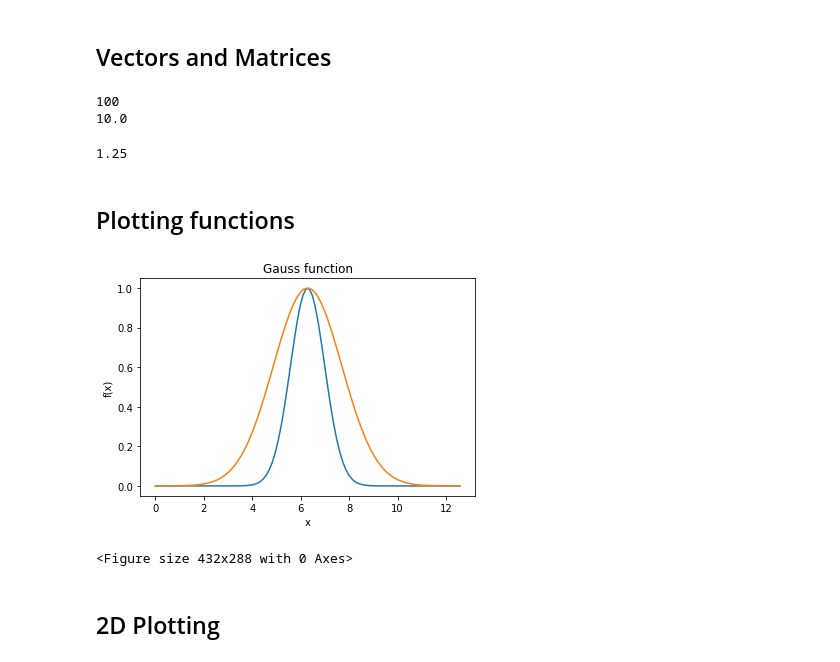
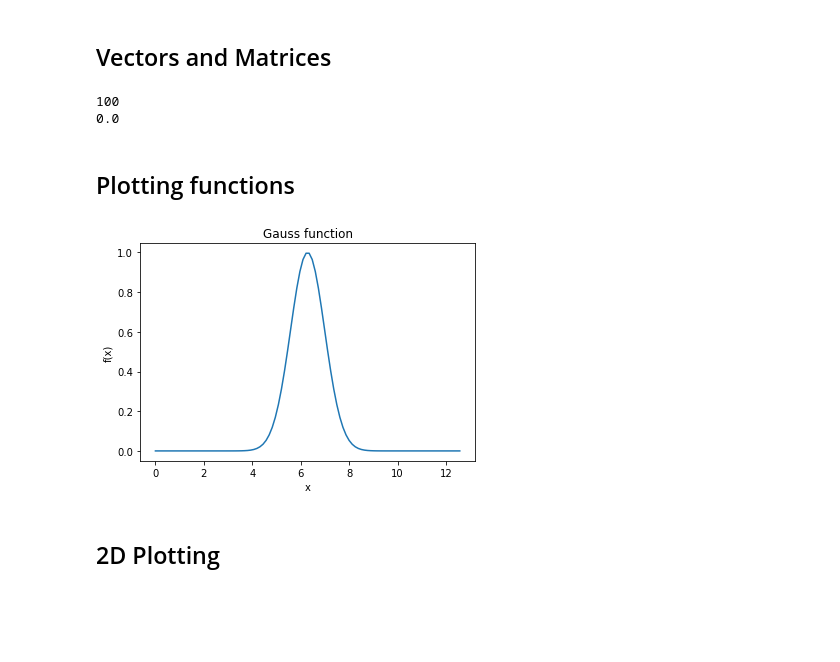
Before and after one commit to heinerigel/Jupyter-Notebook-for-Lectures, a Jupyter notebook: Notebooks/Seismology/MyFirstNotebook.ipynb, the cells around one changed output. Saved outputs shown, nothing was run; the diff lists cells and outputs as text; code cells hidden in the pictures; blank space fills up the shorter version.

```diff
--- a/Notebooks/Seismology/MyFirstNotebook.ipynb
+++ b/Notebooks/Seismology/MyFirstNotebook.ipynb
@@ -49,51 +53,48 @@ n = 100
 x0 = 0.
 x1 = 10.
 x = np.linspace(x0,x1,n)
-#print(x)
+
+# get the size of a vector
 print(np.size(x))
 
 
 # Indices start at 0 !!!!!!!
-print(x[99])
+print(x[0])
 # %% [output]
 100
-10.0
+0.0
-# %%
-print(5./4.)
-# %% [output]
-1.25
 # %% [markdown]
 ## Plotting functions
 # %%
 # Initialize space in x and y
 nx = 100
 ny = 100
 
 # initialize x
 x = np.linspace(0,4*np.pi,nx)
 
 # Initialize sin function
 k = 10.
 
 # Sin function
 # f = np.sin(k*x)
 
 # Gauss functions
-a = .01
+a = 1
 x0 = 2*np.pi
 f = np.exp(-1./a**2  * (x -x0)**2)
 
 # Plot function
-plt.plot(x,np.exp(-1./1**2  * (x -x0)**2),x,np.exp(-1./2**2  * (x -x0)**2) )
+plt.plot(x,f)
 plt.xlabel('x')
 plt.ylabel('f(x)')
 plt.title('Gauss function')
 plt.show()
 
-plt.savefig('mygraph.pdf')
+# Save figure to file
+#plt.savefig('mygraph.png')
 # %% [output]
-[figure, old version]
+[figure, new version]
-<Figure size 432x288 with 0 Axes>
 # %% [markdown]
 ## 2D Plotting
 # %%
```
Also changed, not shown: parts of 3 cells of this notebook.
